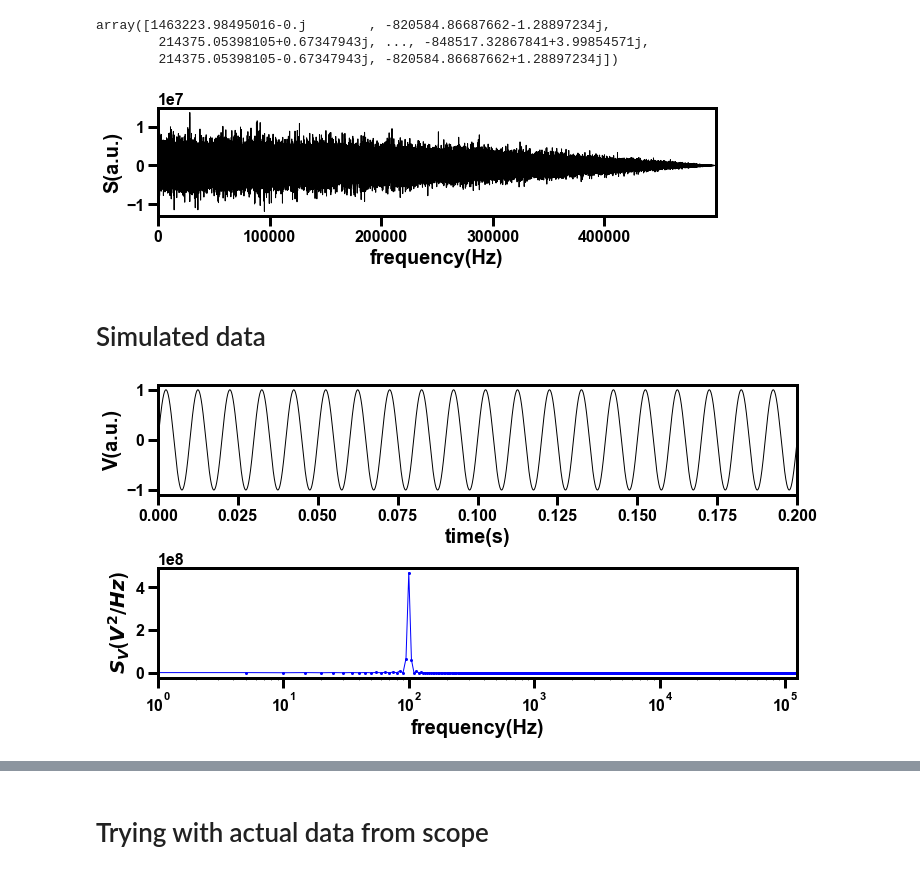
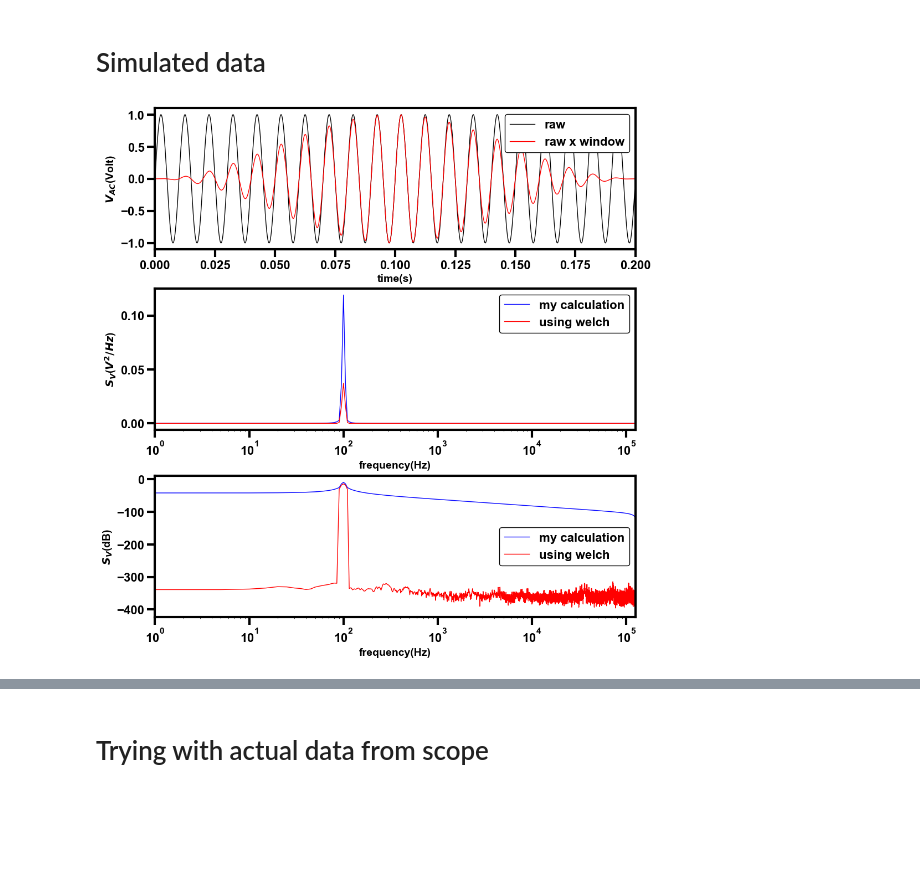
Before and after one commit to NikhilTilak/scripts, a Jupyter notebook: noise.ipynb, the cells around one changed output, grey strips where cells are left out. Saved outputs shown, nothing was run; the diff lists cells and outputs as text; code cells hidden in the pictures; blank space fills up the shorter version.

Commit message:
psd calculation updated

```diff
--- a/noise.ipynb
+++ b/noise.ipynb
@@ -41,6 +8,0 @@ S = fft(auto_corr)
-# %%
-S
-# %% [output]
-array([1463223.98495016-0.j        , -820584.86687662-1.28897234j,
-        214375.05398105+0.67347943j, ..., -848517.32867841+3.99854571j,
-        214375.05398105-0.67347943j, -820584.86687662+1.28897234j])
@@ -49,42 +9,53 @@ freq = fftfreq(len(auto_corr), d=1/sampling_rate)
-# %%
-fig, ax = plt.subplots(1,1, figsize = (10,2))
-ax.plot(freq, S)
-ax.set_xlabel('frequency(Hz)')
-ax.set_ylabel('S(a.u.)')
-ax.set_xlim(0, freq.max())
-plt.show()
-# %% [output]
-[figure, removed]
 # %% [markdown]
 # Simulated data
 # %%
 sampling_rate = 0.25e6 # Hz
 sampling_time = 0.2 # seconds
-N = sampling_rate*sampling_time
+N = int(sampling_rate*sampling_time) # number of samples
 time = np.arange(0,sampling_time,1/sampling_rate)
 
 V = np.sin(2*np.pi*100*time) # sine signal with frequency 100Hz
 
-V = V - np.mean(V) #removing DC component
+V = V - np.mean(V)
+
+Vraw = V
+V = V*hann(N+1) # smoothing using a hamming window
 
 auto_corr = correlate(V,V, mode="same") # mode="same" returns the same length as the input i.e. lags start from 0 to (N-1)*dt
 S = fft(auto_corr)
 S = S[:S.size//2]
+S = 2*S/N**2
 freq = fftfreq(len(auto_corr), d=1/sampling_rate)
 freq = freq[:freq.size//2]
 
-fig, (ax1,ax2) = plt.subplots(2,1, figsize = (10,5), constrained_layout=True)
-ax1.plot(time, V)
+fq, SS = welch(V, fs=sampling_rate, window='hamming', nperseg=N, noverlap=0, return_onesided=True, scaling='density', axis=-1)
+
+fig, (ax1,ax2,ax3) = plt.subplots(3,1, figsize = (10,10), constrained_layout=True)
+ax1.plot(time, Vraw, label="raw")
+ax1.plot(time, V, label="raw x window")
 ax1.set_xlim(time.min(),time.max())
 ax1.set_xlabel('time(s)')
-ax1.set_ylabel('V(a.u.)')
+ax1.set_ylabel('$V_{AC}$(Volt)')
 
-ax2.plot(freq, np.absolute(S), 'bo-', markersize=2)
+ax2.plot(freq, np.absolute(S), 'b-', markersize=3, label="my calculation")
+ax2.plot(fq, np.absolute(SS), 'r-', markersize=3, label="using welch")
 ax2.set_xlabel('frequency(Hz)')
 ax2.set_ylabel('$S_V$($V^2/Hz$)')
 ax2.set_xlim(1, freq.max())
 ax2.set_xscale('log')
 # ax2.set_yscale('log')
+
+
+ax3.plot(freq, 10*np.log10(np.absolute(S)), 'b-', markersize=3, label="my calculation")
+ax3.plot(fq,10*np.log10(SS),'r-', label="using welch")
+ax3.set_xlabel('frequency(Hz)')
+ax3.set_ylabel('$S_V$(dB)')
+ax3.set_xlim(1, freq.max())
+ax3.set_xscale('log')
+
+ax1.legend()
+ax2.legend()
+ax3.legend()
 plt.show()
 # %% [output]
-[figure, old version]
+[figure, new version]
```
Also changed, not shown: parts of 20 cells of this notebook, 1 other file.
